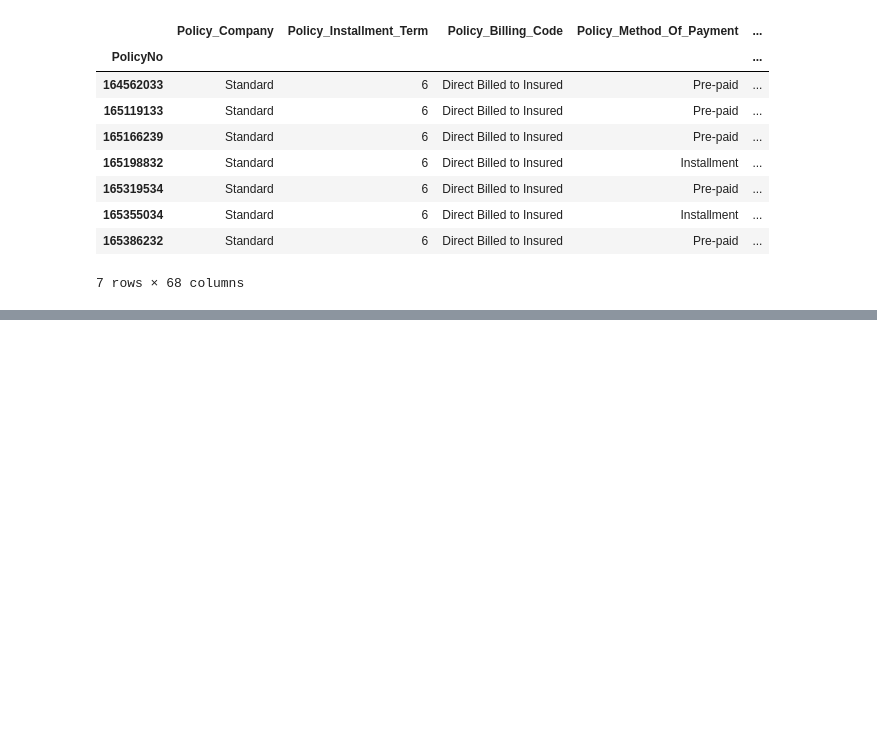
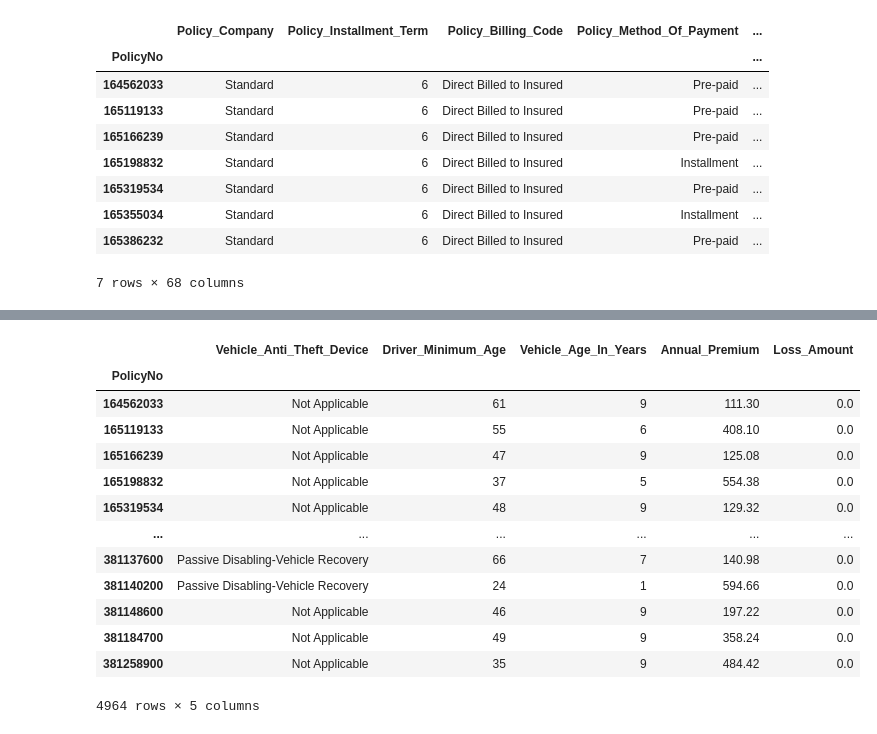
Before and after one commit to allysonvasquez/5122-Visual-Analytics, a Jupyter notebook: Homework1/Insurance_Portfolio.ipynb, the cells around one changed output, grey strips where cells are left out. Cells and saved outputs as stored; diff of their text form; code cells hidden in the pictures; blank space fills up the shorter version.

```diff
--- a/Homework1/Insurance_Portfolio.ipynb
+++ b/Homework1/Insurance_Portfolio.ipynb
@@ -30,0 +27,7 @@ df.head(7)
+# %%
+# 3 Display the number of entries and data types of all fields
+print('TOTAL ENTRIES:', len(df.index))
+print('\nDATA TYPES OF EACH FIELD:\n')
+
+pd.set_option('display.max_rows', 68)  # allows us to see all 68 fields without it being condensed in the output
+df.dtypes #output field types
@@ -31,9 +55,26 @@ df.head(7)
 # %%
 # 4 Create a new dataframe, df2, that contains only the following fields
 # 'Vehicle_Anti_Theft_Device', 'Driver_Minimum_Age', 'Vehicle_Age_In_Years', 'Annual_Premium', 'Loss_Amount'.
 # Note that 'PolicyNo' is the index of this dataframe as well.
 # To answer the following questions use df2.
 
-#TODO
+columns = df[['Vehicle_Anti_Theft_Device', 'Driver_Minimum_Age', 'Vehicle_Age_In_Years', 'Annual_Premium', 'Loss_Amount']] #get columns from first dataframe
+df2 = columns.copy() # copy to second dataframe
+df2
+# %% [output]
+|  | Vehicle_Anti_Theft_Device | Driver_Minimum_Age | Vehicle_Age_In_Years | Annual_Premium | Loss_Amount |
+| PolicyNo |  |  |  |  |  |
+| 164562033 | Not Applicable | 61 | 9 | 111.30 | 0.0 |
+| 165119133 | Not Applicable | 55 | 6 | 408.10 | 0.0 |
+| 165166239 | Not Applicable | 47 | 9 | 125.08 | 0.0 |
+| 165198832 | Not Applicable | 37 | 5 | 554.38 | 0.0 |
+| 165319534 | Not Applicable | 48 | 9 | 129.32 | 0.0 |
+| ... | ... | ... | ... | ... | ... |
+| 381137600 | Passive Disabling-Vehicle Recovery | 66 | 7 | 140.98 | 0.0 |
+| 381140200 | Passive Disabling-Vehicle Recovery | 24 | 1 | 594.66 | 0.0 |
+| 381148600 | Not Applicable | 46 | 9 | 197.22 | 0.0 |
+| 381184700 | Not Applicable | 49 | 9 | 358.24 | 0.0 |
+| 381258900 | Not Applicable | 35 | 9 | 484.42 | 0.0 |
+4964 rows × 5 columns
 # %%
 # 5 Show the mean, std, min, and max for the numerical fields
```
Also changed, not shown: parts of 7 cells of this notebook.
